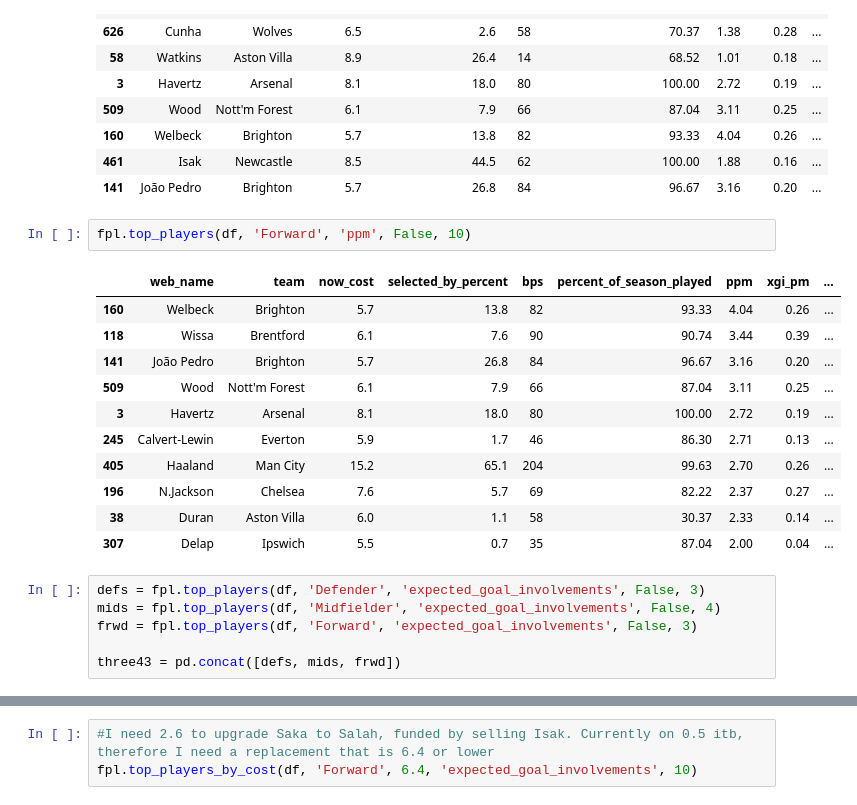
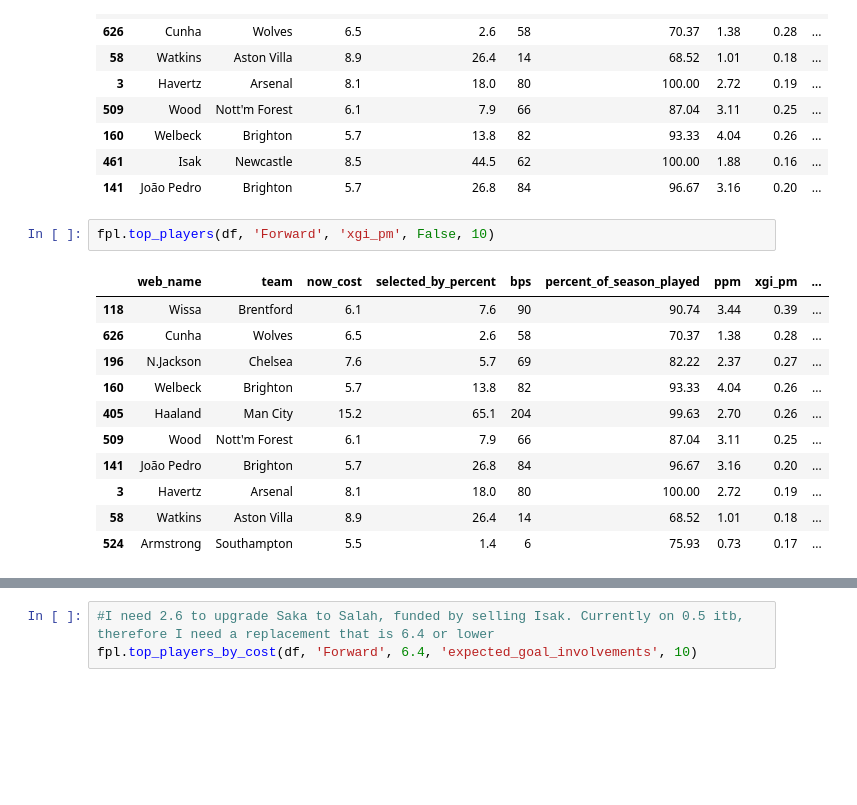
Before and after one commit to rio-v/FPL_24_25, a Jupyter notebook: pre_gw4.ipynb, the cells around one changed output, grey strips where cells are left out. Saved outputs shown, nothing was run; the diff lists cells and outputs as text; blank space fills up the shorter version.

Commit message:
expanded forwards section; cleaned code

```diff
--- a/pre_gw4.ipynb
+++ b/pre_gw4.ipynb
@@ -197,22 +199,16 @@ fpl.top_players(df, 'Forward', 'expected_goal_involvements', False, 10)
 | 461 | Isak | Newcastle | 8.5 | 44.5 | 62 | 100.00 | 1.88 | 0.16 | ... |
 | 141 | João Pedro | Brighton | 5.7 | 26.8 | 84 | 96.67 | 3.16 | 0.20 | ... |
 # %%
-fpl.top_players(df, 'Forward', 'ppm', False, 10)
+fpl.top_players(df, 'Forward', 'xgi_pm', False, 10)
 # %% [output]
 |  | web_name | team | now_cost | selected_by_percent | bps | percent_of_season_played | ppm | xgi_pm | ... |
+| 118 | Wissa | Brentford | 6.1 | 7.6 | 90 | 90.74 | 3.44 | 0.39 | ... |
+| 626 | Cunha | Wolves | 6.5 | 2.6 | 58 | 70.37 | 1.38 | 0.28 | ... |
+| 196 | N.Jackson | Chelsea | 7.6 | 5.7 | 69 | 82.22 | 2.37 | 0.27 | ... |
 | 160 | Welbeck | Brighton | 5.7 | 13.8 | 82 | 93.33 | 4.04 | 0.26 | ... |
-| 118 | Wissa | Brentford | 6.1 | 7.6 | 90 | 90.74 | 3.44 | 0.39 | ... |
+| 405 | Haaland | Man City | 15.2 | 65.1 | 204 | 99.63 | 2.70 | 0.26 | ... |
+| 509 | Wood | Nott'm Forest | 6.1 | 7.9 | 66 | 87.04 | 3.11 | 0.25 | ... |
 | 141 | João Pedro | Brighton | 5.7 | 26.8 | 84 | 96.67 | 3.16 | 0.20 | ... |
-| 509 | Wood | Nott'm Forest | 6.1 | 7.9 | 66 | 87.04 | 3.11 | 0.25 | ... |
 | 3 | Havertz | Arsenal | 8.1 | 18.0 | 80 | 100.00 | 2.72 | 0.19 | ... |
-| 245 | Calvert-Lewin | Everton | 5.9 | 1.7 | 46 | 86.30 | 2.71 | 0.13 | ... |
-| 405 | Haaland | Man City | 15.2 | 65.1 | 204 | 99.63 | 2.70 | 0.26 | ... |
-| 196 | N.Jackson | Chelsea | 7.6 | 5.7 | 69 | 82.22 | 2.37 | 0.27 | ... |
-| 38 | Duran | Aston Villa | 6.0 | 1.1 | 58 | 30.37 | 2.33 | 0.14 | ... |
-| 307 | Delap | Ipswich | 5.5 | 0.7 | 35 | 87.04 | 2.00 | 0.04 | ... |
+| 58 | Watkins | Aston Villa | 8.9 | 26.4 | 14 | 68.52 | 1.01 | 0.18 | ... |
+| 524 | Armstrong | Southampton | 5.5 | 1.4 | 6 | 75.93 | 0.73 | 0.17 | ... |
-# %%
-defs = fpl.top_players(df, 'Defender', 'expected_goal_involvements', False, 3)
-mids = fpl.top_players(df, 'Midfielder', 'expected_goal_involvements', False, 4)
-frwd = fpl.top_players(df, 'Forward', 'expected_goal_involvements', False, 3)
-
-three43 = pd.concat([defs, mids, frwd])
```
Also changed, not shown: parts of 5 cells of this notebook.
